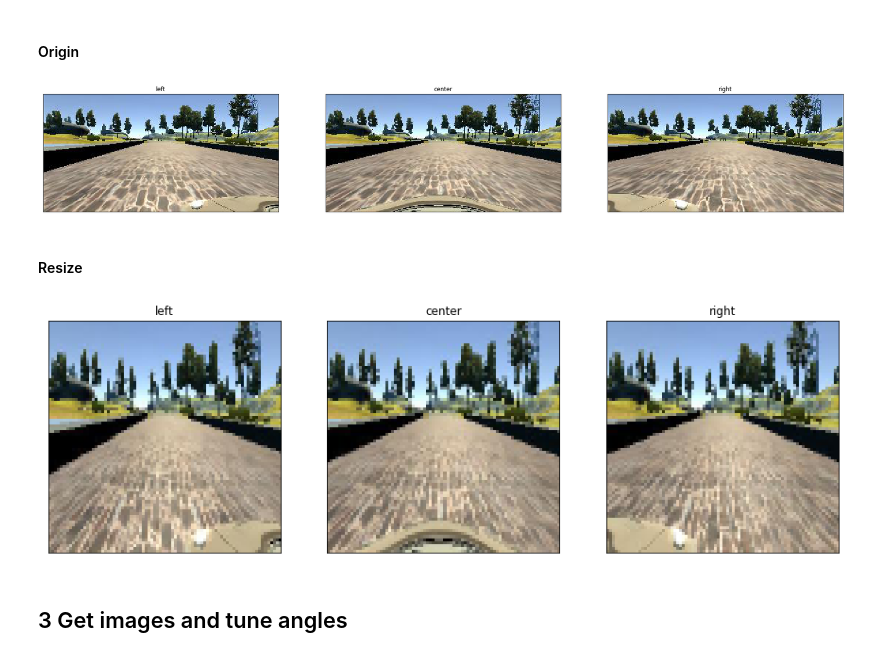
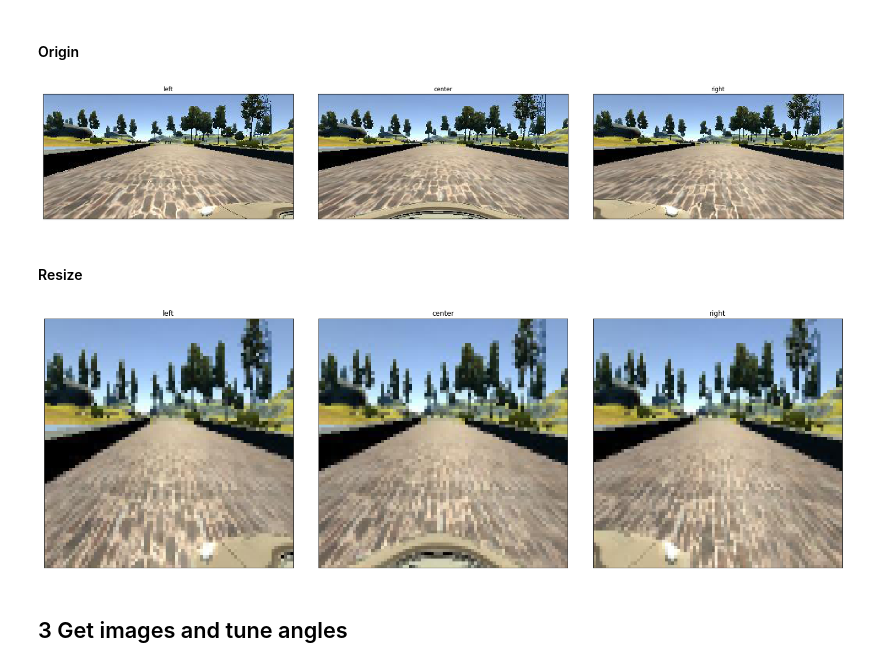
Before and after one commit to liferlisiqi/Bebavioral-Cloning, a Jupyter notebook: pre-process.ipynb, the cells around one changed output. Saved outputs shown, nothing was run; the diff lists cells and outputs as text; code cells hidden in the pictures.

```diff
--- a/pre-process.ipynb
+++ b/pre-process.ipynb
@@ -29,20 +29,21 @@ print(len(lines))
 # %%
 index = random.randint(0, len(lines))
 center_path = './sample_data/data/IMG/' + lines[0][0].split('/')[-1]
 left_path = './sample_data/data/IMG/' + lines[0][1].split('/')[-1]
 right_path = './sample_data/data/IMG/' + lines[0][2].split('/')[-1]
 center_img = plt.imread(center_path)
 left_img = plt.imread(left_path)
 right_img = plt.imread(right_path)
 
-fig, axes = plt.subplots(1, 3 ,figsize=(25, 8))
+fig, axes = plt.subplots(1, 3 ,figsize=(30, 12))
+plt.subplots_adjust(hspace = .1, wspace=.1)
 axes[0].imshow(left_img),axes[0].set_title('left'),axes[0].set_xticks([]), axes[0].set_yticks([])
 axes[1].imshow(center_img),axes[1].set_title('center'),axes[1].set_xticks([]), axes[1].set_yticks([])
 axes[2].imshow(right_img),axes[2].set_title('right'),axes[2].set_xticks([]), axes[2].set_yticks([])
 
 plt.savefig('./result_images/rgb.jpg')
 # %% [output]
-[figure, old version]
+[figure, new version]
 # %% [markdown]
 #### Resize
 # %%
@@ -50,14 +51,15 @@ center_resize = cv2.resize(center_img, (80,80))
 left_resize = cv2.resize(left_img, (80,80))
 right_resize = cv2.resize(right_img, (80,80))
 
-fig, axes = plt.subplots(1, 3 ,figsize=(15, 8))
+fig, axes = plt.subplots(1, 3 ,figsize=(25, 8))
+plt.subplots_adjust(hspace = .1, wspace=.1)
 axes[0].imshow(left_resize),axes[0].set_title('left'),axes[0].set_xticks([]), axes[0].set_yticks([])
 axes[1].imshow(center_resize),axes[1].set_title('center'),axes[1].set_xticks([]), axes[1].set_yticks([])
 axes[2].imshow(right_resize),axes[2].set_title('right'),axes[2].set_xticks([]), axes[2].set_yticks([])
 
-plt.savefig('./result images/rgb_resize.jpg')
+plt.savefig('./result_images/rgb_resize.jpg')
 # %% [output]
-[figure, old version]
+[figure, new version]
 # %% [markdown]
 ## 3 Get images and tune angles
 # %%
```
Also changed, not shown: 3 other files.
